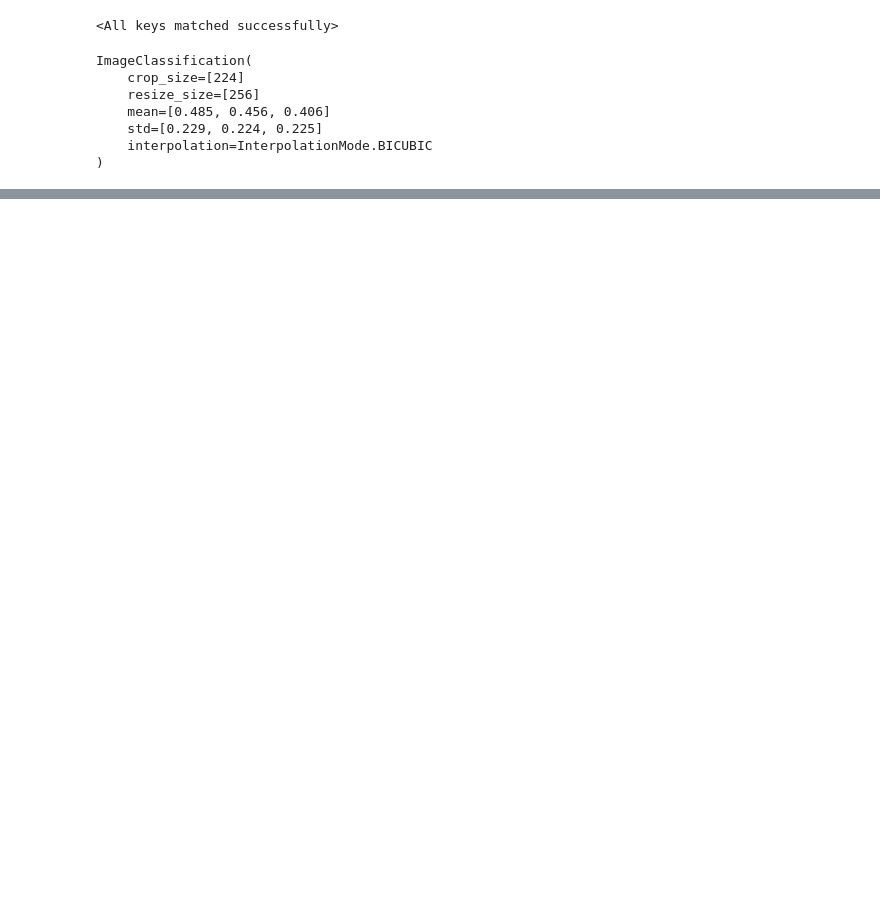
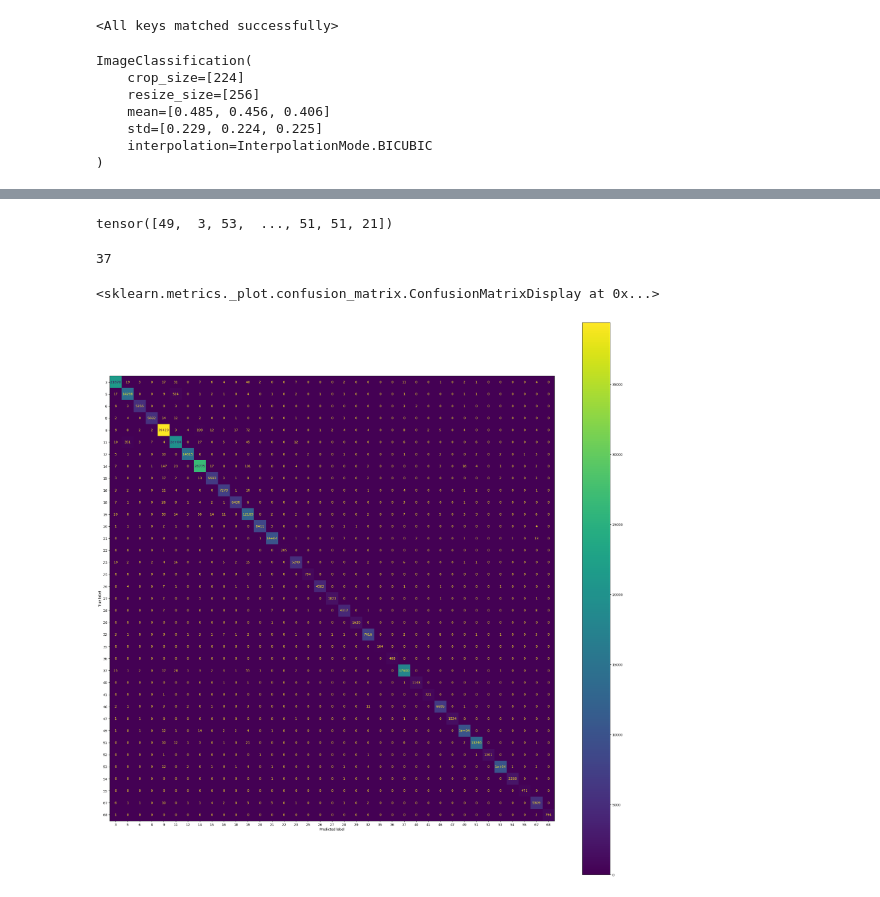
Before and after one commit to Chrispoo3680/lego-sorter, a Jupyter notebook: notebooks/model_predictions.ipynb, the cells around one changed output, grey strips where cells are left out. Saved outputs shown, nothing was run; the diff lists cells and outputs as text; code cells hidden in the pictures; blank space fills up the shorter version.

```diff
--- a/notebooks/model_predictions.ipynb
+++ b/notebooks/model_predictions.ipynb
@@ -77,0 +259,18 @@ NameError: name 'random' is not defined
+# %%
+from tqdm import tqdm
+
+# 1. Make predictions with trained model
+y_preds = []
+effnet_sorter.eval()
+with torch.inference_mode():
+  for X, y in tqdm(test_dataloader, desc="Making predictions"):
+
+    X, y = X.to(device), y.to(device)
+
+    y_logit = effnet_sorter(X)
+
+    y_pred = torch.softmax(y_logit, dim=1).argmax(dim=1) # note: perform softmax on the "logits" dimension, not "batch" dimension (in this case we have a batch size of 32, so can perform on dim=1)
+
+    y_preds.append(y_pred.cpu())
+# Concatenate list of predictions into a tensor
+y_pred_tensor = torch.cat(y_preds)
@@ -77,0 +285,19 @@ NameError: name 'random' is not defined
+# %%
+conv_y_pred_tensor = torch.tensor([int(class_names_conv[idx]) for idx in y_pred_tensor.tolist()])
+conv_y_pred_tensor
+# %% [output]
+tensor([49,  3, 53,  ..., 51, 51, 21])
+# %%
+len(set(torch.unique(test_targets).tolist()))
+# %% [output]
+37
+# %%
+# Print a confusion matrix
+cm = confusion_matrix(test_targets, conv_y_pred_tensor)
+cmp = ConfusionMatrixDisplay(confusion_matrix=cm, display_labels=set(torch.unique(test_targets).tolist()))
+
+fig, ax = plt.subplots(figsize=(30, 30))
+cmp.plot(ax=ax)
+# %% [output]
+<sklearn.metrics._plot.confusion_matrix.ConfusionMatrixDisplay at 0x...>
+[figure, added]
```
Also changed, not shown: parts of 14 cells of this notebook, 56 other files.
